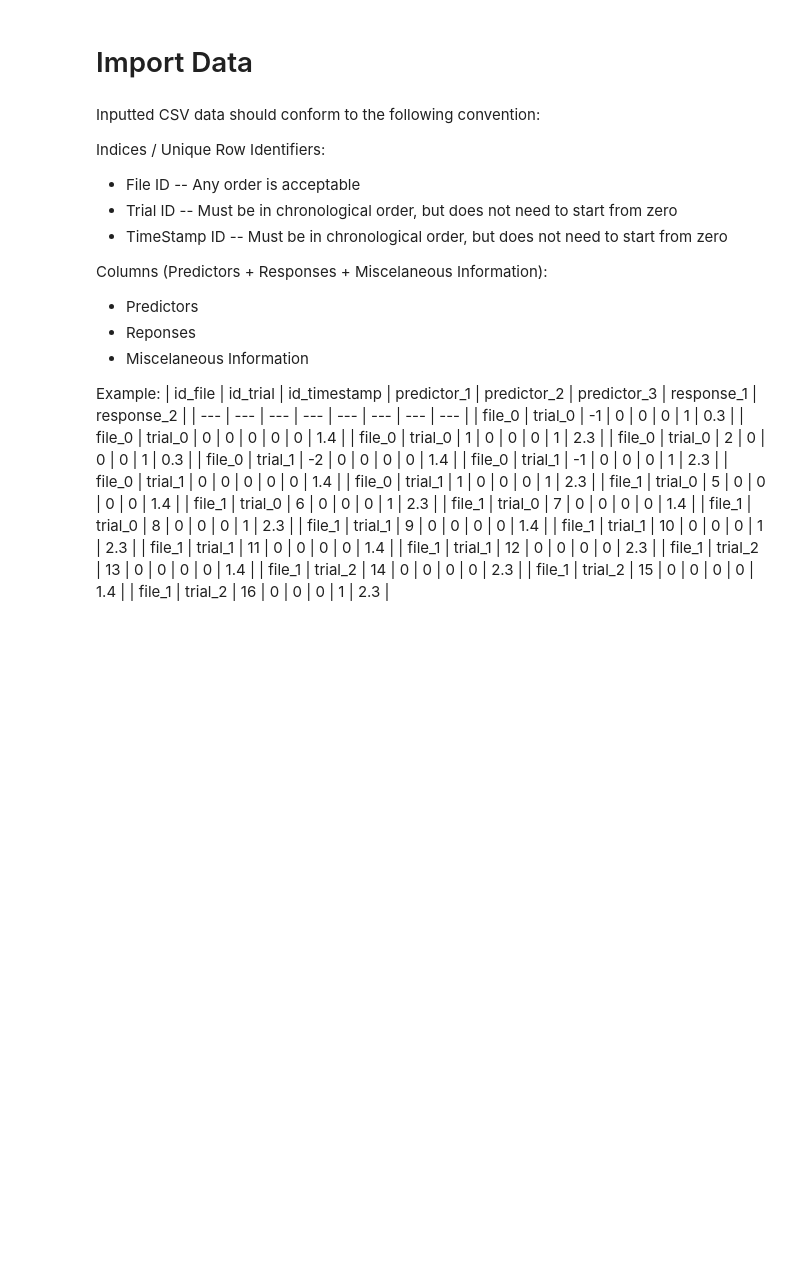
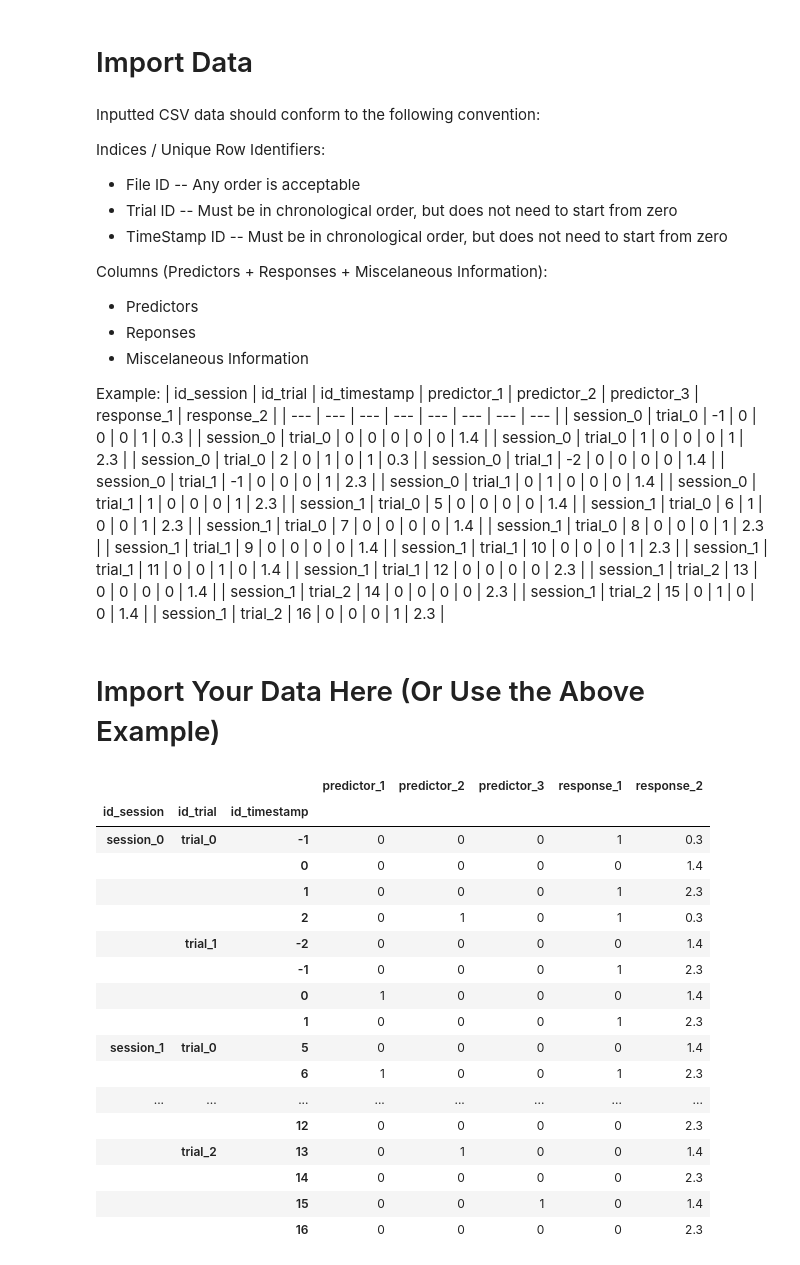
Before and after one commit to bernardosabatinilab/sabatinilab-glm, a Jupyter notebook: notebooks/glm_fit.ipynb, the cells around one changed output. Drawn from its saved outputs; the diff is of its cells as text; code cells hidden in the pictures; blank space fills up the shorter version.

```diff
--- a/notebooks/glm_fit.ipynb
+++ b/notebooks/glm_fit.ipynb
@@ -17,25 +21,58 @@ Columns (Predictors + Responses + Miscelaneous Information):
 * Miscelaneous Information
 
 Example:
-| id_file | id_trial | id_timestamp | predictor_1 | predictor_2 | predictor_3 | response_1 | response_2 |
+| id_session | id_trial | id_timestamp | predictor_1 | predictor_2 | predictor_3 | response_1 | response_2 |
 | --- | --- | --- | --- | --- | --- | --- | --- |
-| file_0 | trial_0 | -1 | 0 | 0 | 0 | 1 | 0.3 |
-| file_0 | trial_0 | 0 | 0 | 0 | 0 | 0 | 1.4 |
-| file_0 | trial_0 | 1 | 0 | 0 | 0 | 1 | 2.3 |
-| file_0 | trial_0 | 2 | 0 | 0 | 0 | 1 | 0.3 |
-| file_0 | trial_1 | -2 | 0 | 0 | 0 | 0 | 1.4 |
-| file_0 | trial_1 | -1 | 0 | 0 | 0 | 1 | 2.3 |
-| file_0 | trial_1 | 0 | 0 | 0 | 0 | 0 | 1.4 |
-| file_0 | trial_1 | 1 | 0 | 0 | 0 | 1 | 2.3 |
-| file_1 | trial_0 | 5 | 0 | 0 | 0 | 0 | 1.4 |
-| file_1 | trial_0 | 6 | 0 | 0 | 0 | 1 | 2.3 |
-| file_1 | trial_0 | 7 | 0 | 0 | 0 | 0 | 1.4 |
-| file_1 | trial_0 | 8 | 0 | 0 | 0 | 1 | 2.3 |
-| file_1 | trial_1 | 9 | 0 | 0 | 0 | 0 | 1.4 |
-| file_1 | trial_1 | 10 | 0 | 0 | 0 | 1 | 2.3 |
-| file_1 | trial_1 | 11 | 0 | 0 | 0 | 0 | 1.4 |
-| file_1 | trial_1 | 12 | 0 | 0 | 0 | 0 | 2.3 |
-| file_1 | trial_2 | 13 | 0 | 0 | 0 | 0 | 1.4 |
-| file_1 | trial_2 | 14 | 0 | 0 | 0 | 0 | 2.3 |
-| file_1 | trial_2 | 15 | 0 | 0 | 0 | 0 | 1.4 |
-| file_1 | trial_2 | 16 | 0 | 0 | 0 | 1 | 2.3 |
+| session_0 | trial_0 | -1 | 0 | 0 | 0 | 1 | 0.3 |
+| session_0 | trial_0 | 0 | 0 | 0 | 0 | 0 | 1.4 |
+| session_0 | trial_0 | 1 | 0 | 0 | 0 | 1 | 2.3 |
+| session_0 | trial_0 | 2 | 0 | 1 | 0 | 1 | 0.3 |
+| session_0 | trial_1 | -2 | 0 | 0 | 0 | 0 | 1.4 |
+| session_0 | trial_1 | -1 | 0 | 0 | 0 | 1 | 2.3 |
+| session_0 | trial_1 | 0 | 1 | 0 | 0 | 0 | 1.4 |
+| session_0 | trial_1 | 1 | 0 | 0 | 0 | 1 | 2.3 |
+| session_1 | trial_0 | 5 | 0 | 0 | 0 | 0 | 1.4 |
+| session_1 | trial_0 | 6 | 1 | 0 | 0 | 1 | 2.3 |
+| session_1 | trial_0 | 7 | 0 | 0 | 0 | 0 | 1.4 |
+| session_1 | trial_0 | 8 | 0 | 0 | 0 | 1 | 2.3 |
+| session_1 | trial_1 | 9 | 0 | 0 | 0 | 0 | 1.4 |
+| session_1 | trial_1 | 10 | 0 | 0 | 0 | 1 | 2.3 |
+| session_1 | trial_1 | 11 | 0 | 0 | 1 | 0 | 1.4 |
+| session_1 | trial_1 | 12 | 0 | 0 | 0 | 0 | 2.3 |
+| session_1 | trial_2 | 13 | 0 | 0 | 0 | 0 | 1.4 |
+| session_1 | trial_2 | 14 | 0 | 0 | 0 | 0 | 2.3 |
+| session_1 | trial_2 | 15 | 0 | 1 | 0 | 0 | 1.4 |
+| session_1 | trial_2 | 16 | 0 | 0 | 0 | 1 | 2.3 |
+# %% [markdown]
+# Import Your Data Here (Or Use the Above Example)
+# %%
+df_example = pd.DataFrame({
+    'id_session': [ 'session_0',  'session_0',  'session_0',  'session_0',  'session_0',  'session_0',  'session_0',  'session_0',  'session_1',  'session_1',  'session_1',  'session_1',  'session_1',  'session_1',  'session_1',  'session_1',  'session_1',  'session_1',  'session_1',  'session_1',],
+    'id_trial': ['trial_0', 'trial_0', 'trial_0', 'trial_0', 'trial_1', 'trial_1', 'trial_1', 'trial_1', 'trial_0', 'trial_0', 'trial_0', 'trial_0', 'trial_1', 'trial_1', 'trial_1', 'trial_1', 'trial_2', 'trial_2', 'trial_2', 'trial_2',],
+    'id_timestamp': [-1, 0, 1, 2, -2, -1, 0, 1, 5, 6, 7, 8, 9, 10, 11, 12, 13, 14, 15, 16],
+    'predictor_1': [0, 0, 0, 0, 0, 0, 1, 0, 0, 1, 0 ,0, 0, 0, 0, 0, 0, 0, 0, 0],
+    'predictor_2': [0, 0, 0, 1, 0, 0, 0, 0, 0, 0 ,0, 0, 0, 0, 0, 0, 1, 0, 0, 0],
+    'predictor_3': [0, 0, 0, 0, 0, 0, 0, 0, 0, 0 ,0, 0, 0, 1, 0, 0, 0, 0, 1, 0],
+    'response_1': [1, 0, 1, 1, 0, 1, 0, 1, 0, 1 ,0, 1, 0, 1, 0, 0, 0, 0, 0, 0],
+    'response_2': [0.3, 1.4, 2.3, 0.3, 1.4, 2.3, 1.4, 2.3, 1.4, 2.3, 1.4, 2.3, 1.4, 2.3, 1.4, 2.3, 1.4, 2.3, 1.4, 2.3,],
+}, ).set_index(['id_session', 'id_trial', 'id_timestamp'])
+df_example
+# %% [output]
+|  |  |  | predictor_1 | predictor_2 | predictor_3 | response_1 | response_2 |
+| id_session | id_trial | id_timestamp |  |  |  |  |  |
+| session_0 | trial_0 | -1 | 0 | 0 | 0 | 1 | 0.3 |
+|  |  | 0 | 0 | 0 | 0 | 0 | 1.4 |
+|  |  | 1 | 0 | 0 | 0 | 1 | 2.3 |
+|  |  | 2 | 0 | 1 | 0 | 1 | 0.3 |
+|  | trial_1 | -2 | 0 | 0 | 0 | 0 | 1.4 |
+|  |  | -1 | 0 | 0 | 0 | 1 | 2.3 |
+|  |  | 0 | 1 | 0 | 0 | 0 | 1.4 |
+|  |  | 1 | 0 | 0 | 0 | 1 | 2.3 |
+| session_1 | trial_0 | 5 | 0 | 0 | 0 | 0 | 1.4 |
+|  |  | 6 | 1 | 0 | 0 | 1 | 2.3 |
+| ... | ... | ... | ... | ... | ... | ... | ... |
+|  |  | 12 | 0 | 0 | 0 | 0 | 2.3 |
+|  | trial_2 | 13 | 0 | 1 | 0 | 0 | 1.4 |
+|  |  | 14 | 0 | 0 | 0 | 0 | 2.3 |
+|  |  | 15 | 0 | 0 | 1 | 0 | 1.4 |
+|  |  | 16 | 0 | 0 | 0 | 0 | 2.3 |
```
Also changed, not shown: parts of 10 cells of this notebook, 34 other files.
